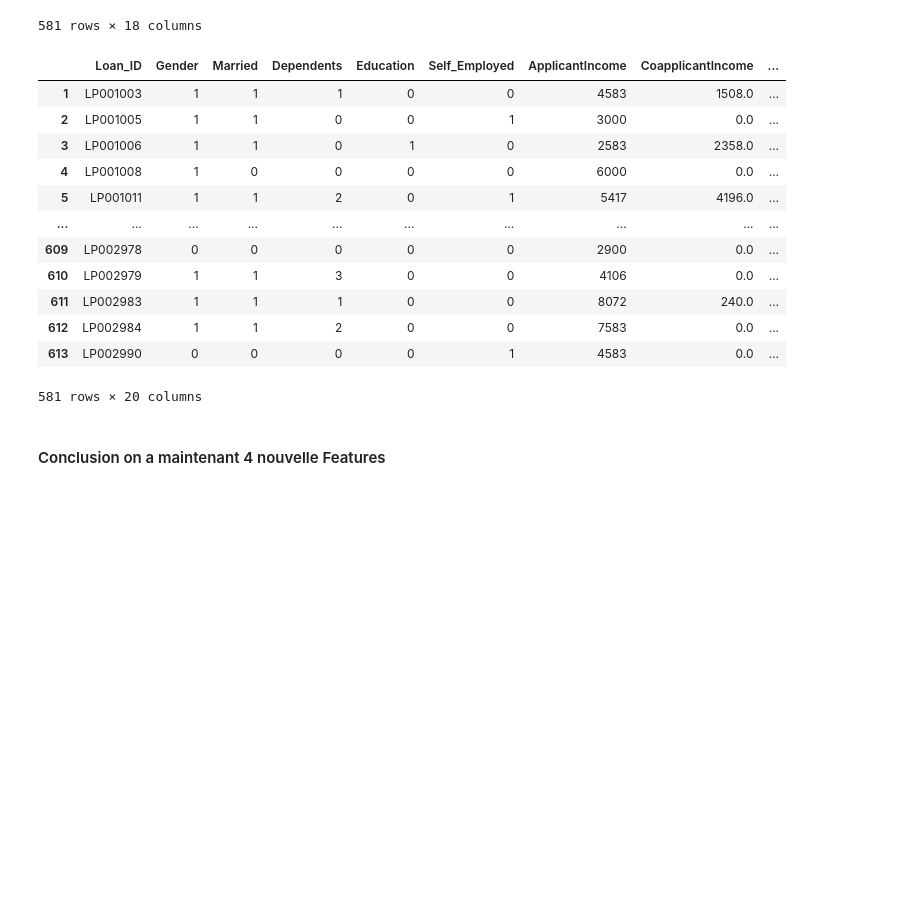
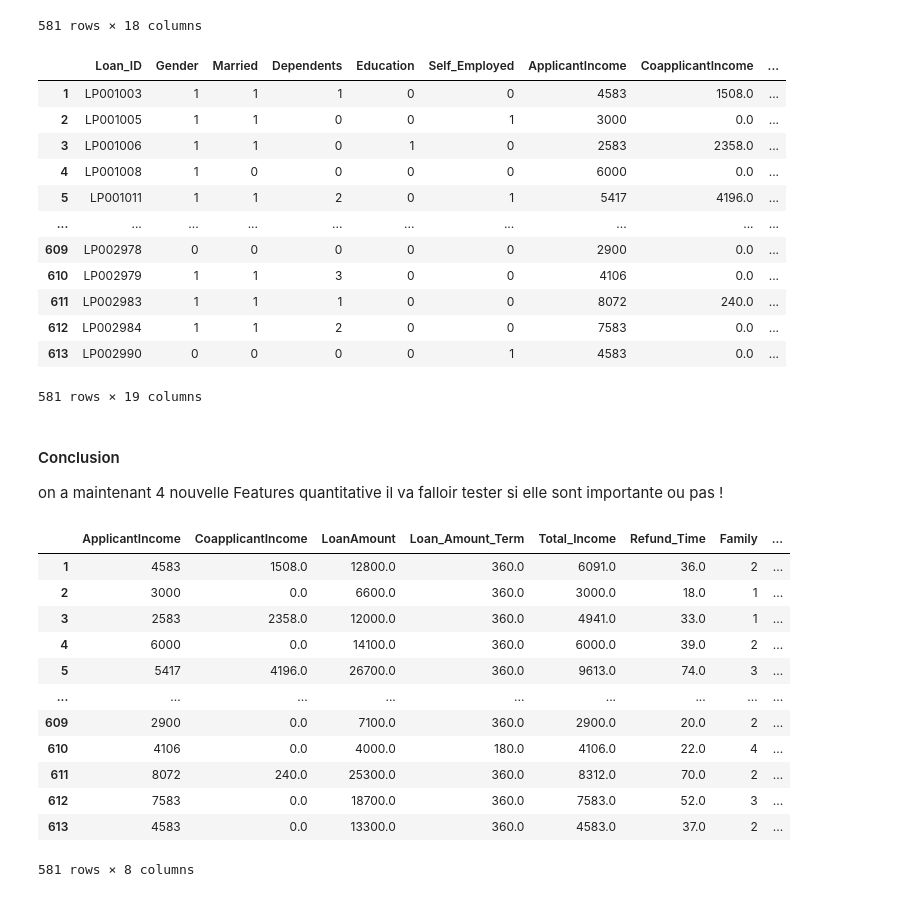
Before and after one commit to Gfeuillas/finance_project, a Jupyter notebook: Projet Finance.ipynb, the cells around one changed output. Saved outputs shown, nothing was run; the diff lists cells and outputs as text; code cells hidden in the pictures; blank space fills up the shorter version.

Commit message:
Test des nouvelles Features

```diff
--- a/Projet Finance.ipynb
+++ b/Projet Finance.ipynb
@@ -1743,7 +1743,7 @@ df_add_F['Family']= np.where(df_add_F['Married']==0, 2+df_add_F['Dependents'],1+
 #On divise l'income total dans par ce chiffre.
 df_add_F['Income_pond']=df_add_F['Total_Income']/df_add_F['Family']
 # %%
-df_add_F.drop[""]
+df_add_F.drop(["refund_time"], axis=1, inplace=True)
 df_add_F
 # %% [output]
 |  | Loan_ID | Gender | Married | Dependents | Education | Self_Employed | ApplicantIncome | CoapplicantIncome | ... |
@@ -1758,6 +1758,7 @@ df_add_F
 | 611 | LP002983 | 1 | 1 | 1 | 0 | 0 | 8072 | 240.0 | ... |
 | 612 | LP002984 | 1 | 1 | 2 | 0 | 0 | 7583 | 0.0 | ... |
 | 613 | LP002990 | 0 | 0 | 0 | 0 | 1 | 4583 | 0.0 | ... |
-581 rows × 20 columns
+581 rows × 19 columns
 # %% [markdown]
-#### Conclusion on a maintenant 4 nouvelle Features
+#### Conclusion
+on a maintenant 4 nouvelle Features quantitative il va falloir tester si elle sont importante ou pas !
@@ -1763,0 +1767,16 @@ df_add_F
+# %%
+X2_quanti
+# %% [output]
+|  | ApplicantIncome | CoapplicantIncome | LoanAmount | Loan_Amount_Term | Total_Income | Refund_Time | Family | ... |
+| 1 | 4583 | 1508.0 | 12800.0 | 360.0 | 6091.0 | 36.0 | 2 | ... |
+| 2 | 3000 | 0.0 | 6600.0 | 360.0 | 3000.0 | 18.0 | 1 | ... |
+| 3 | 2583 | 2358.0 | 12000.0 | 360.0 | 4941.0 | 33.0 | 1 | ... |
+| 4 | 6000 | 0.0 | 14100.0 | 360.0 | 6000.0 | 39.0 | 2 | ... |
+| 5 | 5417 | 4196.0 | 26700.0 | 360.0 | 9613.0 | 74.0 | 3 | ... |
+| ... | ... | ... | ... | ... | ... | ... | ... | ... |
+| 609 | 2900 | 0.0 | 7100.0 | 360.0 | 2900.0 | 20.0 | 2 | ... |
+| 610 | 4106 | 0.0 | 4000.0 | 180.0 | 4106.0 | 22.0 | 4 | ... |
+| 611 | 8072 | 240.0 | 25300.0 | 360.0 | 8312.0 | 70.0 | 2 | ... |
+| 612 | 7583 | 0.0 | 18700.0 | 360.0 | 7583.0 | 52.0 | 3 | ... |
+| 613 | 4583 | 0.0 | 13300.0 | 360.0 | 4583.0 | 37.0 | 2 | ... |
+581 rows × 8 columns
```
Also changed, not shown: parts of 7 cells of this notebook.
